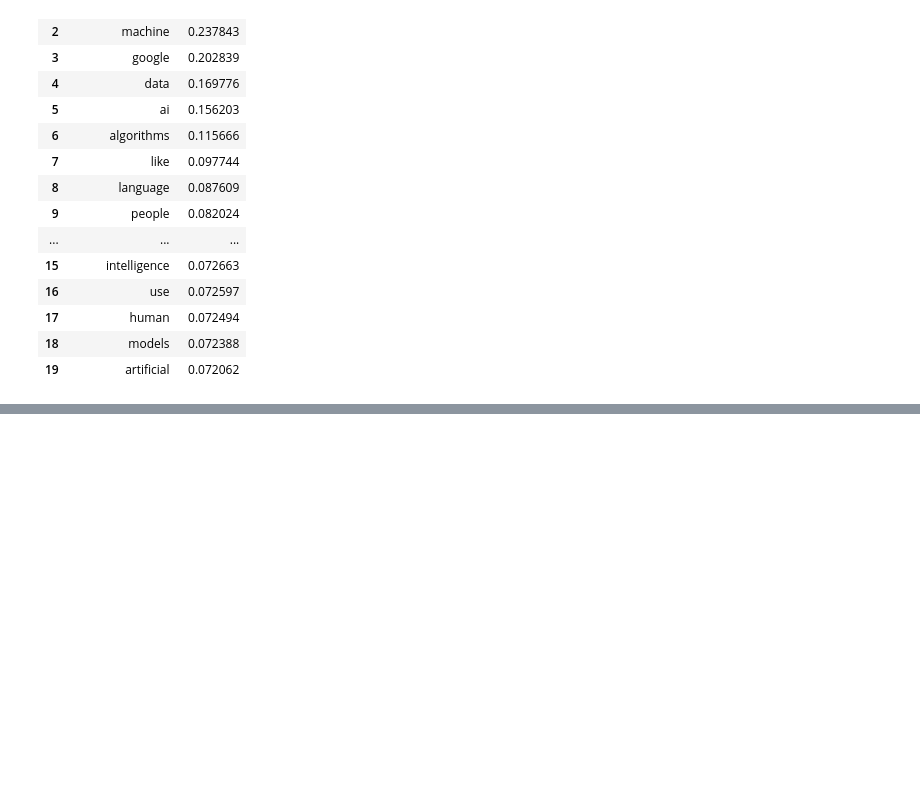
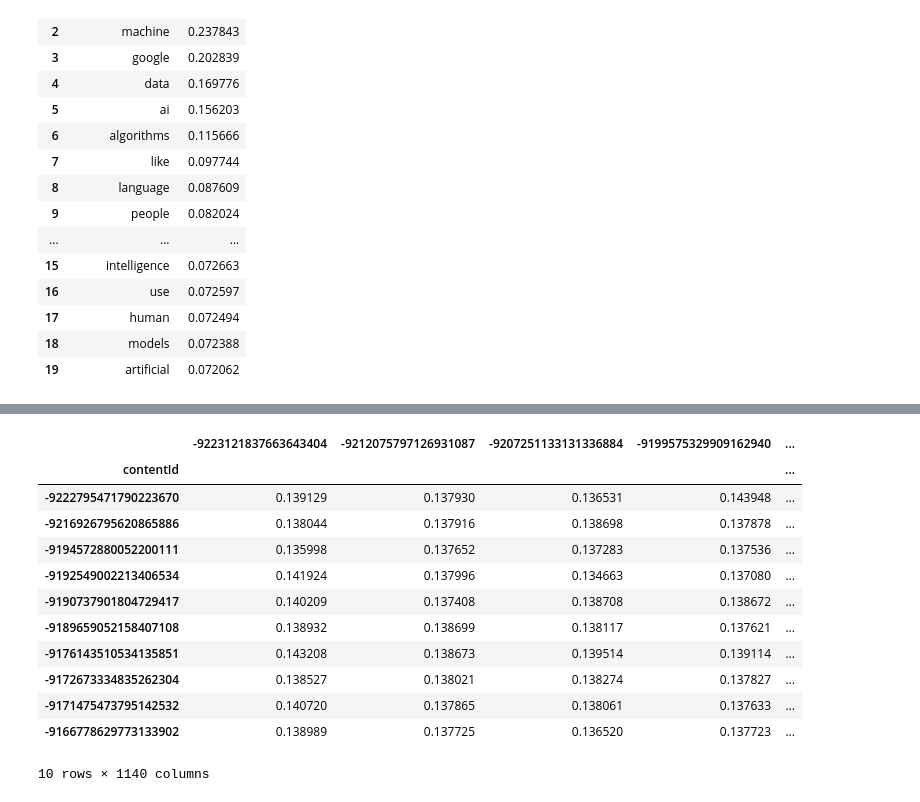
Before and after one commit to salma71/MSDS_SU2020, a Jupyter notebook: Recommender_system612/week_2/Project_2.ipynb, the cells around one changed output, grey strips where cells are left out. Saved outputs shown, nothing was run; the diff lists cells and outputs as text; code cells hidden in the pictures; blank space fills up the shorter version.

```diff
--- a/Recommender_system612/week_2/Project_2.ipynb
+++ b/Recommender_system612/week_2/Project_2.ipynb
@@ -437,0 +556,6 @@ pd.DataFrame(sorted(zip(tfidf_feature_names,
+# %%
+#The number of factors to factor the user-item matrix.
+NUMBER_OF_FACTORS_MF = 15
+#Performs matrix factorization of the original user item matrix
+#U, sigma, Vt = svds(users_items_pivot_matrix, k = NUMBER_OF_FACTORS_MF)
+U, sigma, Vt = svds(users_items_pivot_sparse_matrix, k = NUMBER_OF_FACTORS_MF)
@@ -437,0 +570,3 @@ pd.DataFrame(sorted(zip(tfidf_feature_names,
+# %%
+sigma = np.diag(sigma)
+sigma.shape
@@ -437,0 +577,3 @@ pd.DataFrame(sorted(zip(tfidf_feature_names,
+# %%
+all_user_predicted_ratings = np.dot(np.dot(U, sigma), Vt)
+all_user_predicted_ratings
@@ -437,0 +596,18 @@ pd.DataFrame(sorted(zip(tfidf_feature_names,
+# %%
+#Converting the reconstructed matrix back to a Pandas dataframe
+cf_preds_df = pd.DataFrame(all_user_predicted_ratings_norm, columns = users_items_pivot_matrix_df.columns, index=users_ids).transpose()
+cf_preds_df.head(10)
+# %% [output]
+|  | -9223121837663643404 | -9212075797126931087 | -9207251133131336884 | -9199575329909162940 | ... |
+| contentId |  |  |  |  | ... |
+| -9222795471790223670 | 0.139129 | 0.137930 | 0.136531 | 0.143948 | ... |
+| -9216926795620865886 | 0.138044 | 0.137916 | 0.138698 | 0.137878 | ... |
+| -9194572880052200111 | 0.135998 | 0.137652 | 0.137283 | 0.137536 | ... |
+| -9192549002213406534 | 0.141924 | 0.137996 | 0.134663 | 0.137080 | ... |
+| -9190737901804729417 | 0.140209 | 0.137408 | 0.138708 | 0.138672 | ... |
+| -9189659052158407108 | 0.138932 | 0.138699 | 0.138117 | 0.137621 | ... |
+| -9176143510534135851 | 0.143208 | 0.138673 | 0.139514 | 0.139114 | ... |
+| -9172673334835262304 | 0.138527 | 0.138021 | 0.138274 | 0.137827 | ... |
+| -9171475473795142532 | 0.140720 | 0.137865 | 0.138061 | 0.137633 | ... |
+| -9166778629773133902 | 0.138989 | 0.137725 | 0.136520 | 0.137723 | ... |
+10 rows × 1140 columns
```
Also changed, not shown: parts of 22 cells of this notebook.
